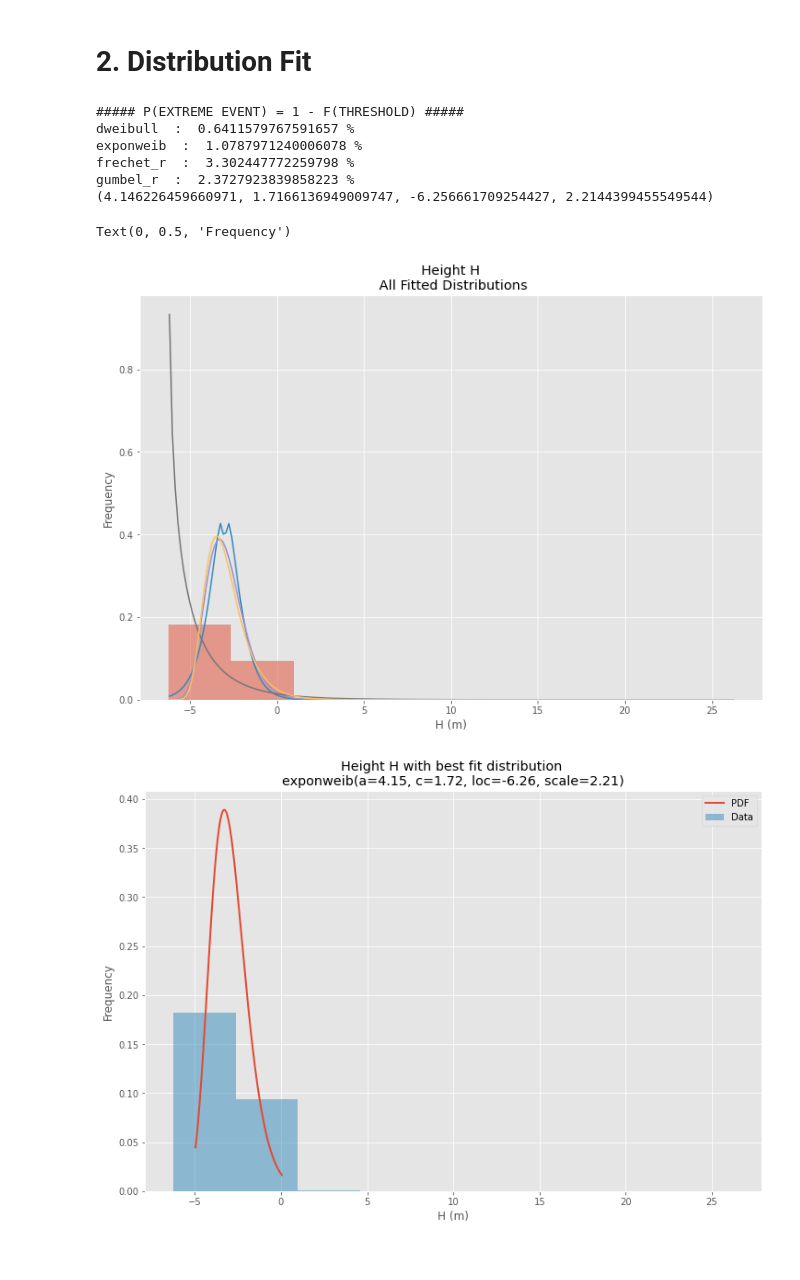
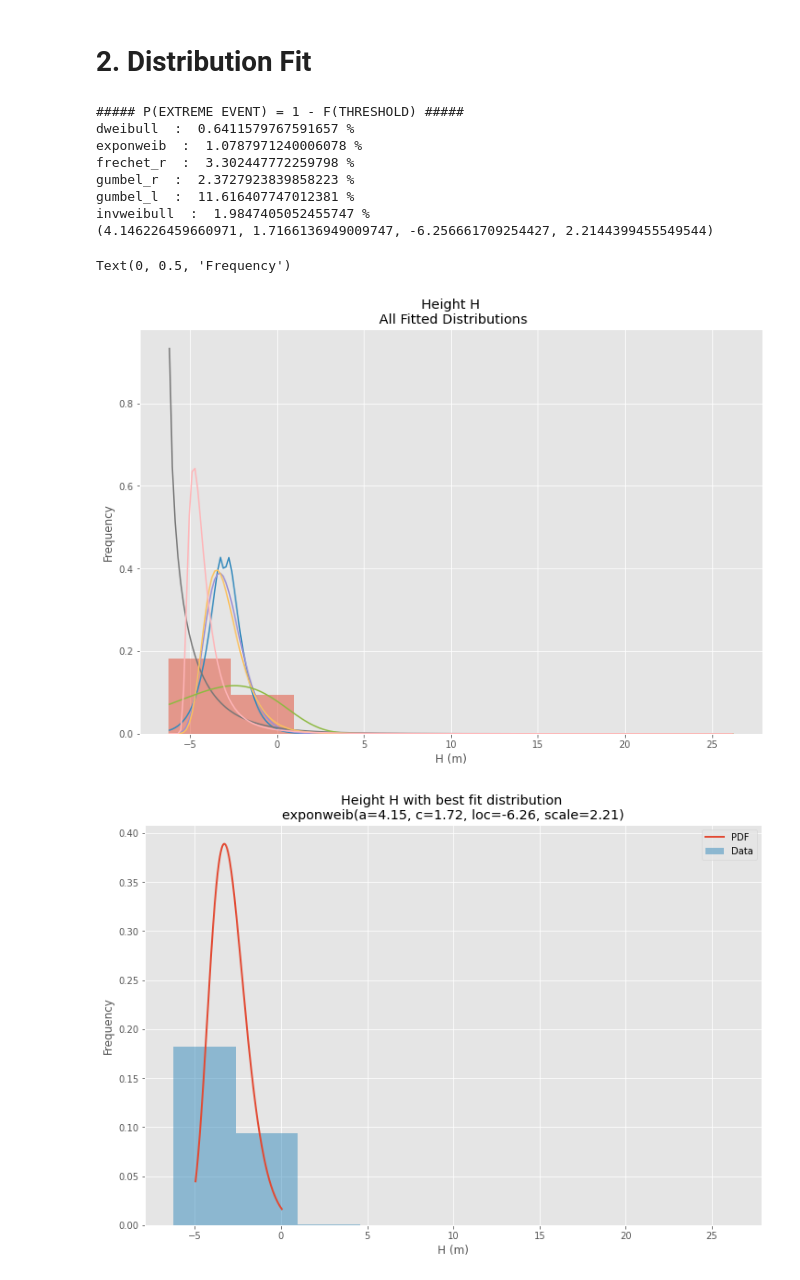
Before and after one commit to geraldomsousaj/industrial-challenge-EDF, a Jupyter notebook: 3_0_geraldomsousaj_hydraulic_model.ipynb, the cells around one changed output. Drawn from its saved outputs; the diff is of its cells as text; code cells hidden in the pictures.

```diff
--- a/3_0_geraldomsousaj_hydraulic_model.ipynb
+++ b/3_0_geraldomsousaj_hydraulic_model.ipynb
@@ -117,8 +117,8 @@ def best_fit_distribution(data, bins=200, ax=None):
         st.exponweib,
         st.frechet_r,
         st.gumbel_r,
-        # st.gumbel_l,
-        # st.invweibull
+        st.gumbel_l,
+        st.invweibull
     ]
 
     # DISTRIBUTIONS = [st.gumbel_r, st.gumbel_l]
@@ -212,34 +212,36 @@ best_dist = getattr(st, best_fit_name)
 # Update plots
 ax.set_title(u'Height H\n All Fitted Distributions')
 ax.set_xlabel(u'H (m)')
 ax.set_ylabel('Frequency')
 
 # Make PDF with best params
 pdf = make_pdf(best_dist, best_fit_params)
 
 weights = np.ones_like(data)/float(len(data))
 
 # Display
 plt.figure(figsize=(12,8))
 ax = pdf.plot(lw=2, label='PDF', legend=True)
 data.plot(kind='hist', bins=9, density=True, alpha=0.5, label='Data', legend=True, ax=ax)
 
 param_names = (best_dist.shapes + ', loc, scale').split(', ') if best_dist.shapes else ['loc', 'scale']
 param_str = ', '.join(['{}={:0.2f}'.format(k,v) for k,v in zip(param_names, best_fit_params)])
 dist_str = '{}({})'.format(best_fit_name, param_str)
 
 ax.set_title(u'Height H with best fit distribution \n' + dist_str)
 ax.set_xlabel(u'H (m)')
 ax.set_ylabel('Frequency')
 # %% [output]
 ##### P(EXTREME EVENT) = 1 - F(THRESHOLD) #####
 dweibull  :  0.6411579767591657 %
 exponweib  :  1.0787971240006078 %
 frechet_r  :  3.302447772259798 %
 gumbel_r  :  2.3727923839858223 %
+gumbel_l  :  11.616407747012381 %
+invweibull  :  1.9847405052455747 %
 (4.146226459660971, 1.7166136949009747, -6.256661709254427, 2.2144399455549544)
 Text(0, 0.5, 'Frequency')
-[figure, old version]
+[figure, new version]
 [figure]
 # %%
 threshold = [0, 1, 2, 3, 4, 5, 6, 7, 8]
```
Also changed, not shown: parts of 1 cell of this notebook.
